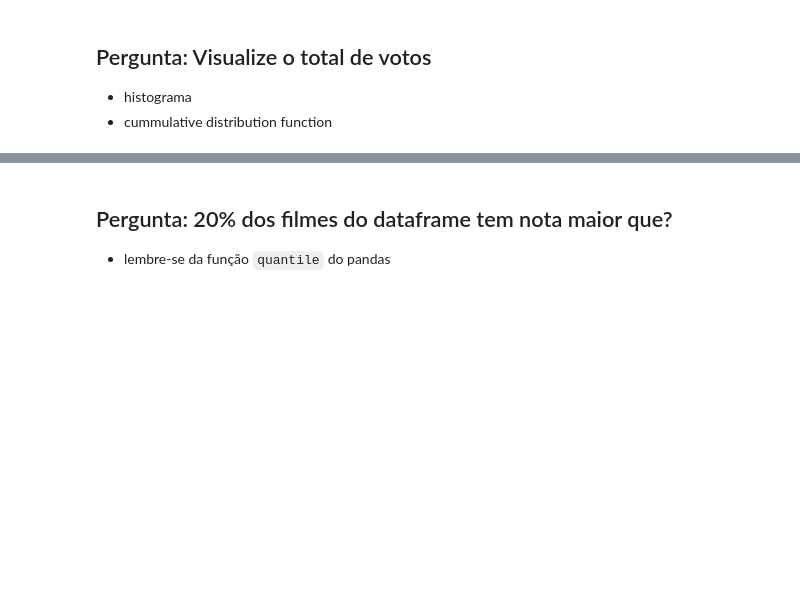
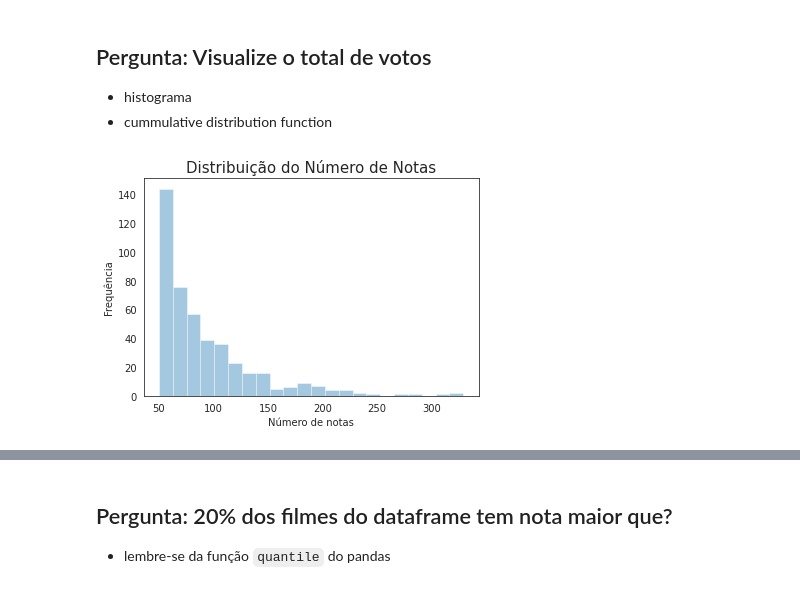
Before and after one commit to LeoFernanndes/notebooks, a Jupyter notebook: Formação Data Science Alura - Análise exploratória do MovieLens.ipynb, the cells around one changed output, grey strips where cells are left out. Drawn from its saved outputs; the diff is of its cells as text; code cells hidden in the pictures; blank space fills up the shorter version.

```diff
--- a/Formação Data Science Alura - Análise exploratória do MovieLens.ipynb
+++ b/Formação Data Science Alura - Análise exploratória do MovieLens.ipynb
@@ -162,0 +220,11 @@ Dicas:
+# %%
+# solução histograma
+
+sns.set_style('white')
+total_votos_hist = sns.distplot(filmes['total_de_votos'], kde= False)
+plt.ylabel('Frequência')
+plt.xlabel('Número de notas')
+plt.title('Distribuição do Número de Notas', size= 15)
+plt.show()
+# %% [output]
+[figure, added]
```
Also changed, not shown: parts of 36 cells of this notebook.
